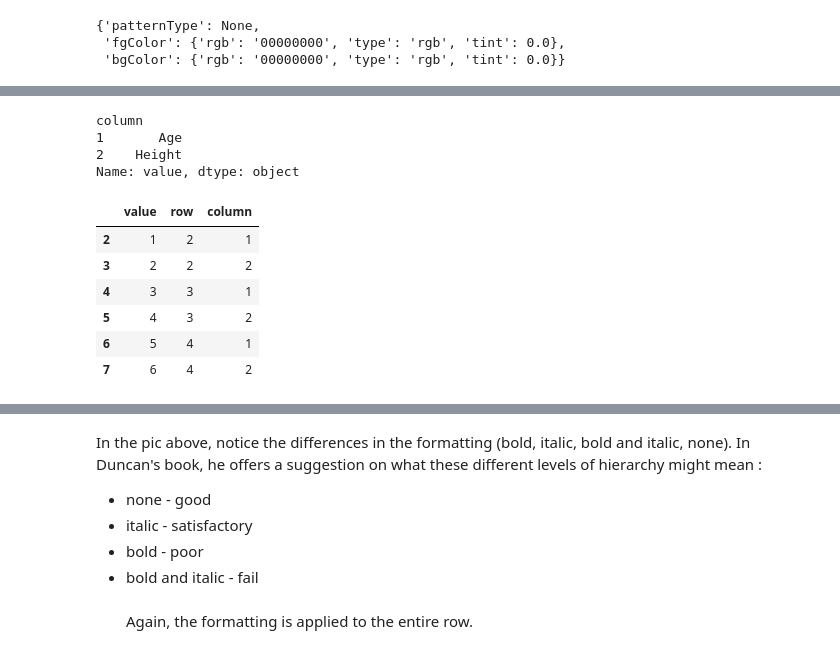
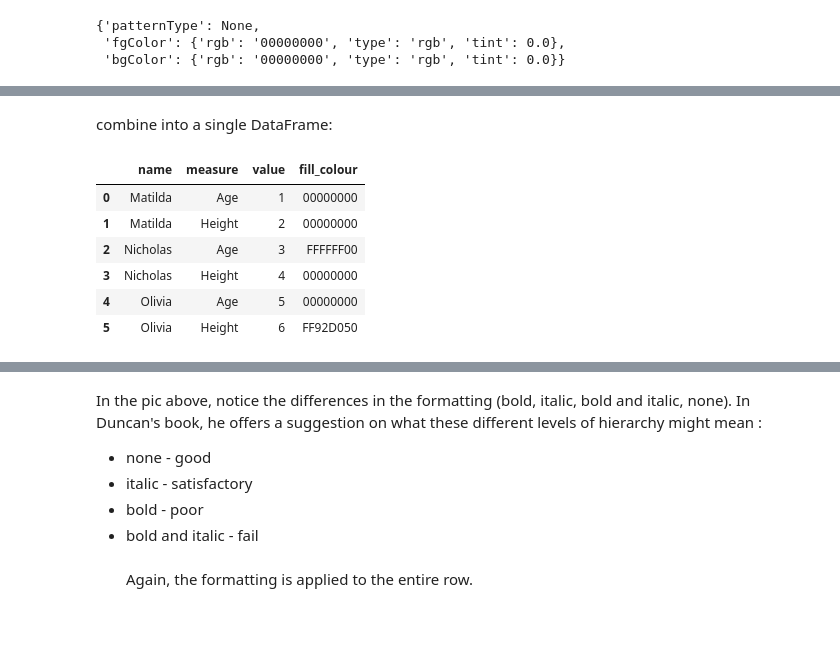
Before and after one commit to samukweku/data-wrangling-blog, a Jupyter notebook: notebooks/Meaningful-Formats.ipynb, the cells around one changed output, grey strips where cells are left out. Drawn from its saved outputs; the diff is of its cells as text; code cells hidden in the pictures; blank space fills up the shorter version.

```diff
--- a/notebooks/Meaningful-Formats.ipynb
+++ b/notebooks/Meaningful-Formats.ipynb
@@ -49,0 +159,9 @@ The colour information can be accessed using panda's string methods:
+# %%
+# the string values have a data type of 's'
+# and the row numbers are greater than 1
+# we'll keep the row number so we can correctly
+# match with the measurements(age, height)
+booleans = frame.row.gt(1) & frame.data_type.eq("s")
+students = frame.loc[booleans, ["value", "row"]]
+students.columns = ["name", "row"]
+students
@@ -49,0 +173,9 @@ The colour information can be accessed using panda's string methods:
+# %%
+# the scores values have a data type of 'n'
+# and the row numbers are greater than 1
+# we'll keep the row and column columns
+#  so we can correctly
+# match with the student names
+booleans = frame.row.gt(1) & frame.data_type.eq("n")
+numbers = frame.loc[booleans, ["value", "row", "column"]]
+numbers
@@ -50,4 +192,6 @@ The colour information can be accessed using panda's string methods:
 # %%
-frame['fill_colour'] = frame.fill.str.get('fgColor').str.get('rgb')
-frame['fill_colour']
+fill_colour = frame.fill.str.get("fgColor").str.get("rgb")
+# keep only rows for numbers:
+fill_colour = fill_colour[booleans]
+fill_colour
 # %% [output]
@@ -63,23 +205,19 @@ Name: fill_colour, dtype: object
-# %%
-headers = frame.loc[frame.data_type == 's', ['value', 'column']].set_index('column')['value']
-numbers = frame.loc[frame.data_type == 'n', ['value', 'row', 'column', 'fill_colour']]
-# remove duplicate rows, since the fill colour is the same per row,
-fill_colour = numbers.loc[:, ['row', 'fill_colour']].drop_duplicates(subset=['row'])
-del numbers['fill_colour']
-# %%
-headers
-# %% [output]
-column
-1       Age
-2    Height
-Name: value, dtype: object
-# %%
-numbers
-# %% [output]
-|  | value | row | column |
-| 2 | 1 | 2 | 1 |
-| 3 | 2 | 2 | 2 |
-| 4 | 3 | 3 | 1 |
-| 5 | 4 | 3 | 2 |
-| 6 | 5 | 4 | 1 |
-| 7 | 6 | 4 | 2 |
+# %% [markdown]
+combine into a single DataFrame:
+# %%
+outcome = (
+    numbers.assign(fill_colour=fill_colour)
+    .merge(students, on="row")
+    .merge(headers, on="column")
+    .loc[:, ["name", "measure", "value", "fill_colour"]]
+)
+
+outcome
+# %% [output]
+|  | name | measure | value | fill_colour |
+| 0 | Matilda | Age | 1 | 00000000 |
+| 1 | Matilda | Height | 2 | 00000000 |
+| 2 | Nicholas | Age | 3 | FFFFFF00 |
+| 3 | Nicholas | Height | 4 | 00000000 |
+| 4 | Olivia | Age | 5 | 00000000 |
+| 5 | Olivia | Height | 6 | FF92D050 |
```
Also changed, not shown: parts of 80 cells of this notebook, 14 other files.
